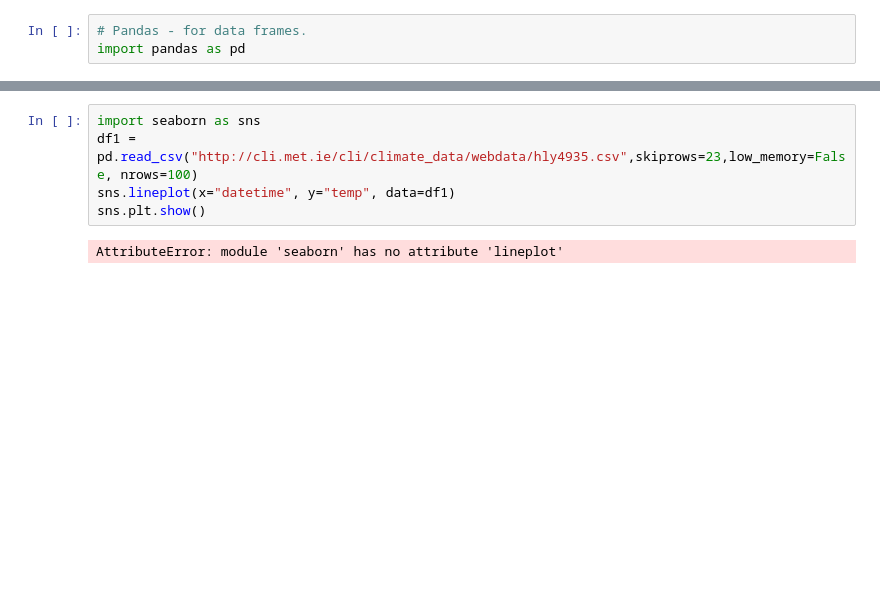
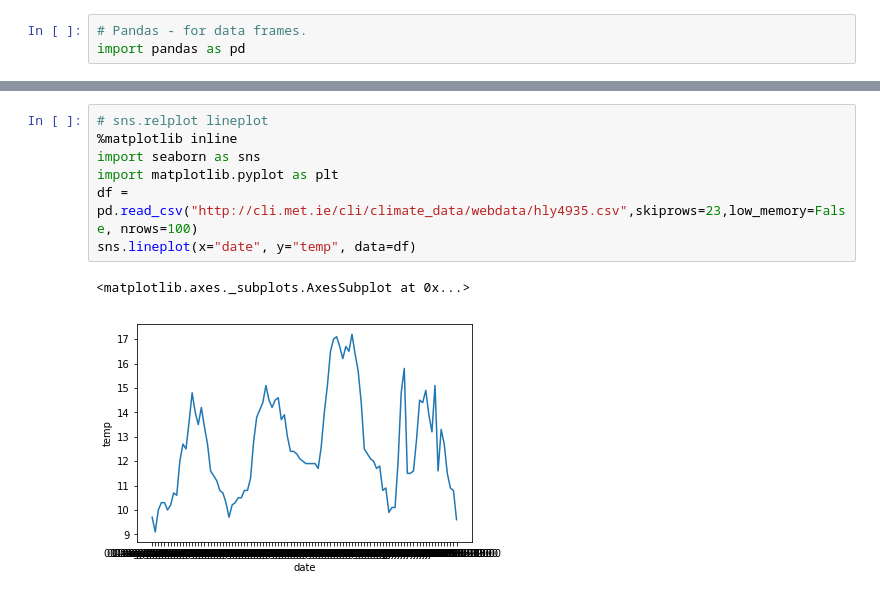
Before and after one commit to mikequaid/GMIT-course-files, a Jupyter notebook: timeseries.ipynb, the cells around one changed output, grey strips where cells are left out. Saved outputs shown, nothing was run; the diff lists cells and outputs as text; blank space fills up the shorter version.

```diff
--- a/timeseries.ipynb
+++ b/timeseries.ipynb
@@ -49,10 +32,13 @@ Name: date, Length: 1000, dtype: datetime64[ns]
 # %%
+# sns.relplot lineplot
+%matplotlib inline
 import seaborn as sns
-df1 = pd.read_csv("http://cli.met.ie/cli/climate_data/webdata/hly4935.csv",skiprows=23,low_memory=False, nrows=100)
-sns.lineplot(x="datetime", y="temp", data=df1)
-sns.plt.show()
+import matplotlib.pyplot as plt
+df = pd.read_csv("http://cli.met.ie/cli/climate_data/webdata/hly4935.csv",skiprows=23,low_memory=False, nrows=100)
+sns.lineplot(x="date", y="temp", data=df)
 # %% [output]
-AttributeError: module 'seaborn' has no attribute 'lineplot'
+<matplotlib.axes._subplots.AxesSubplot at 0x...>
+[figure, added]
 # %%
 import pandas as pd
 rng = pd.date_range('1/1/2011', periods=72, freq='H')
```
Also changed, not shown: parts of 5 cells of this notebook, 1 other file.
